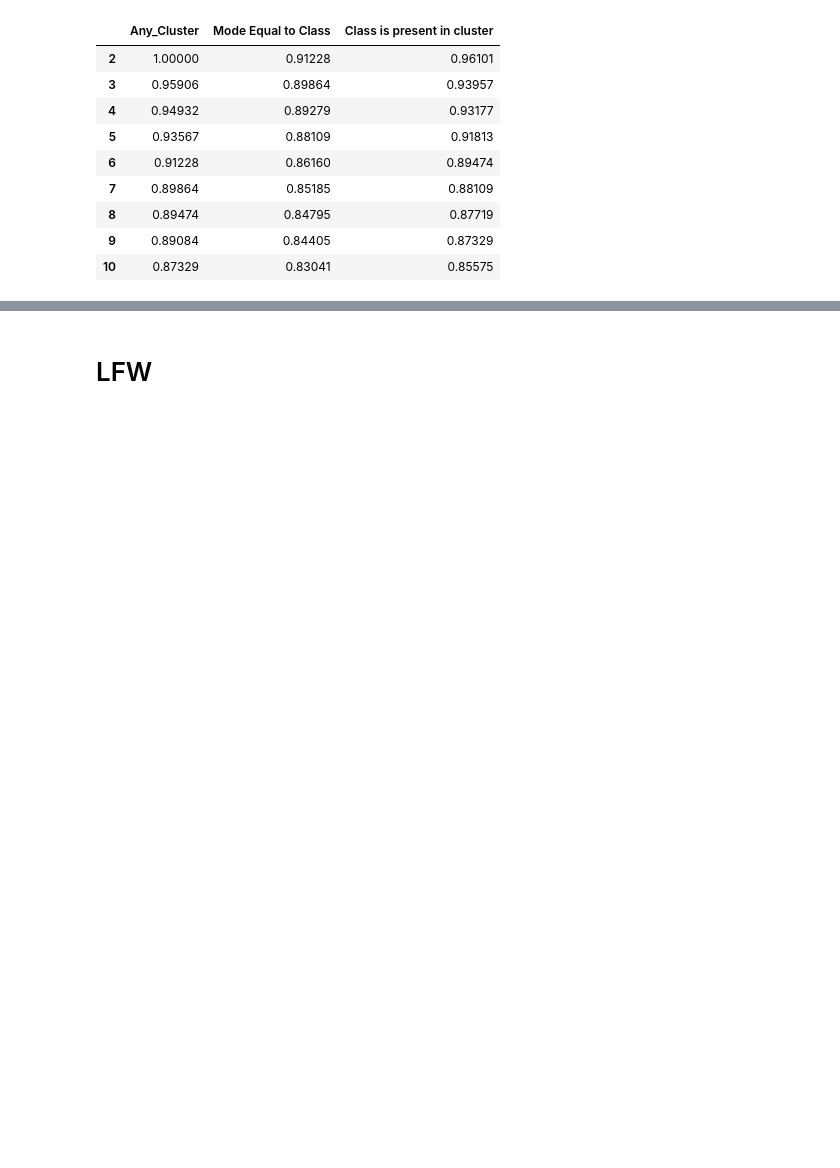
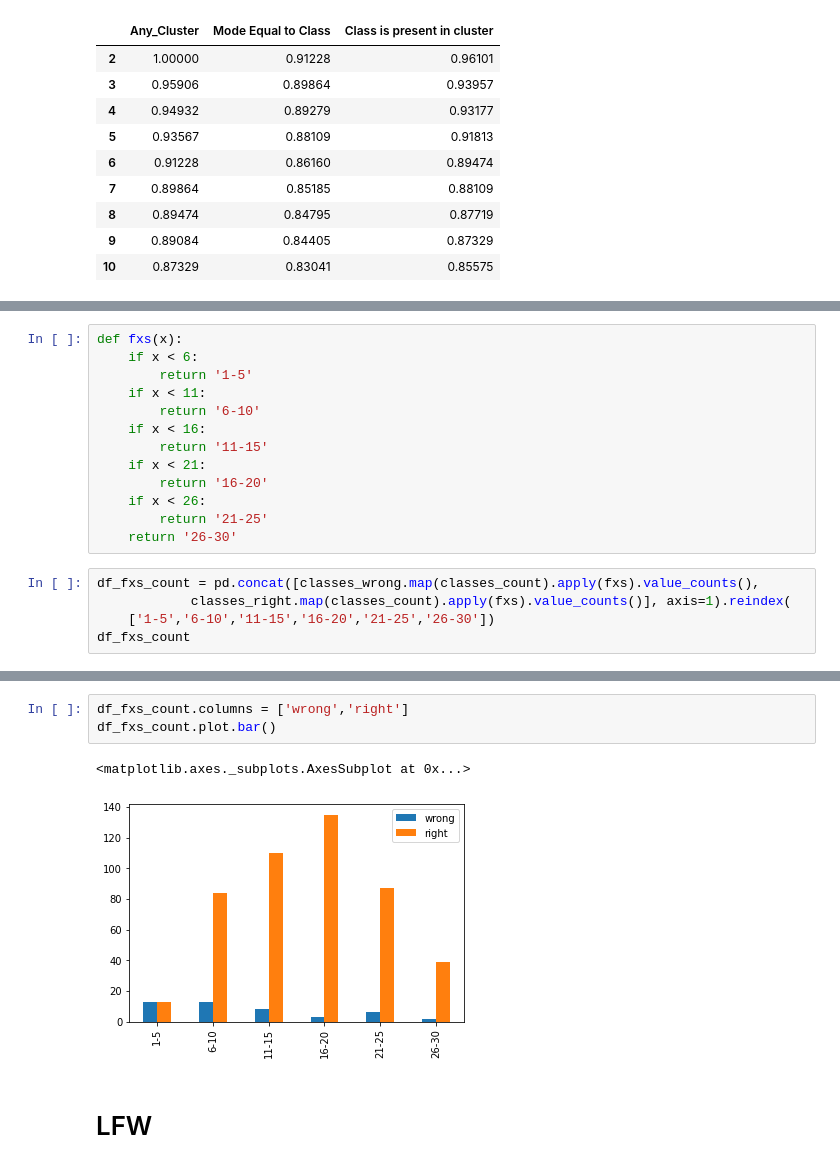
Before and after one commit to TeleMidia/face_clustering, a Jupyter notebook: ipynb/train_test_clustering.ipynb, the cells around one changed output, grey strips where cells are left out. Cells and saved outputs as stored; diff of their text form; blank space fills up the shorter version.

```diff
--- a/ipynb/train_test_clustering.ipynb
+++ b/ipynb/train_test_clustering.ipynb
@@ -175,0 +195,18 @@ df_results
+# %%
+def fxs(x):
+    if x < 6:
+        return '1-5'
+    if x < 11:
+        return '6-10'
+    if x < 16:
+        return '11-15'
+    if x < 21:
+        return '16-20'
+    if x < 26:
+        return '21-25'
+    return '26-30'
+# %%
+df_fxs_count = pd.concat([classes_wrong.map(classes_count).apply(fxs).value_counts(),
+            classes_right.map(classes_count).apply(fxs).value_counts()], axis=1).reindex(
+    ['1-5','6-10','11-15','16-20','21-25','26-30'])
+df_fxs_count
@@ -176,3 +221,9 @@ df_results
+# %%
+df_fxs_count.columns = ['wrong','right']
+df_fxs_count.plot.bar()
+# %% [output]
+<matplotlib.axes._subplots.AxesSubplot at 0x...>
+[figure, added]
 # %% [markdown]
 # LFW
 # %%
```
Also changed, not shown: parts of 7 cells of this notebook.
